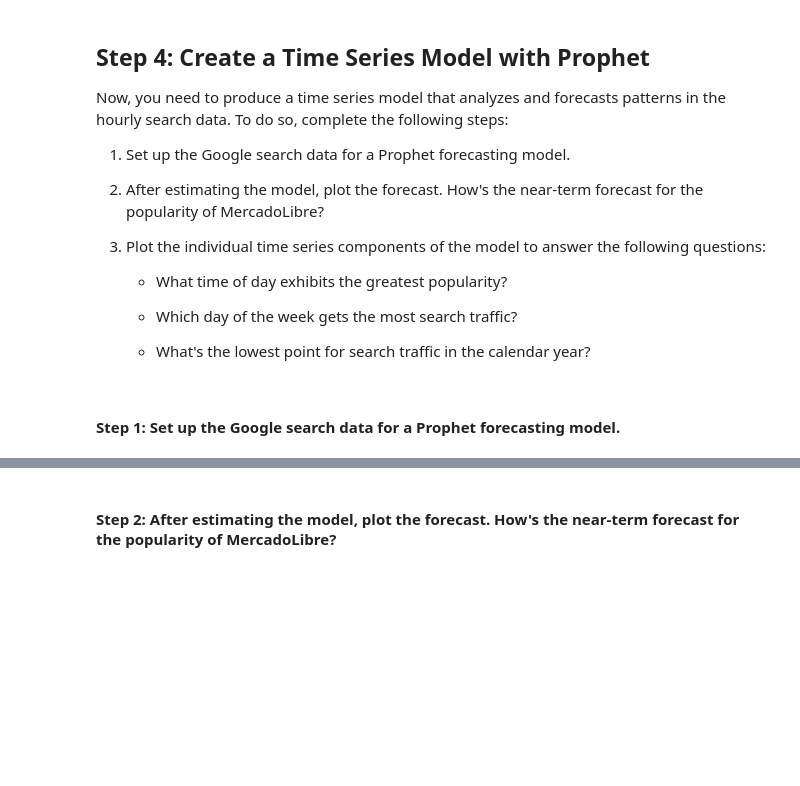
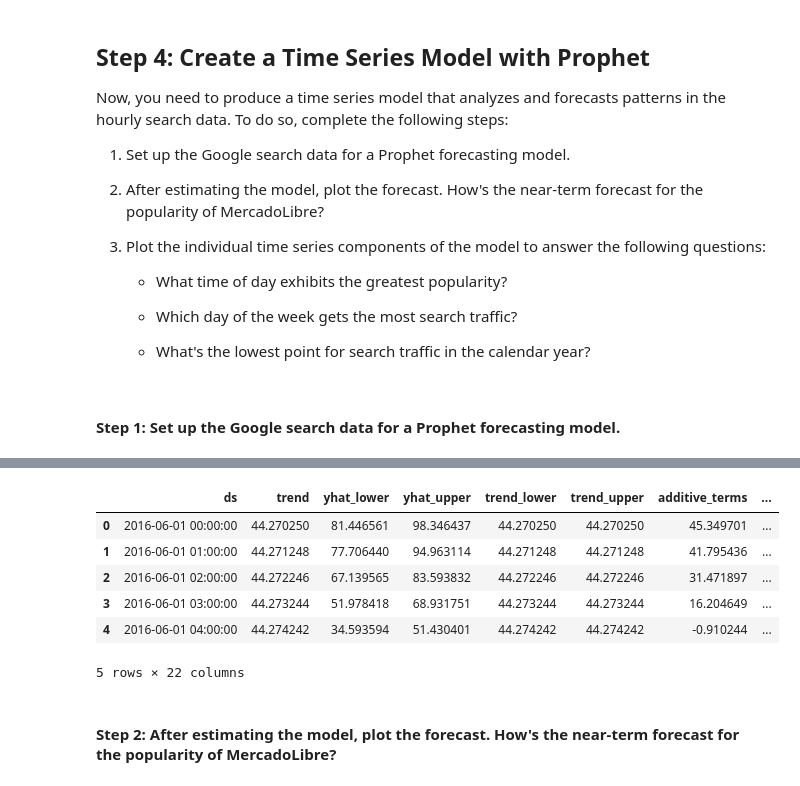
Before and after one commit to boz-tcm/time-series-challenge, a Jupyter notebook: forecasting_net_prophet.ipynb, the cells around one changed output, grey strips where cells are left out. Cells and saved outputs as stored; diff of their text form; code cells hidden in the pictures; blank space fills up the shorter version.

```diff
--- a/forecasting_net_prophet.ipynb
+++ b/forecasting_net_prophet.ipynb
@@ -727,9 +721,17 @@ future_mercado_trends = # YOUR CODE HERE
 # %%
-# Make the predictions for the trend data using the future_mercado_trends DataFrame
-forecast_mercado_trends = # YOUR CODE HERE
+# Make the predictions for the trend data using the mercado trends Prophet model with the future_mercado_trends DataFrame
+forecast_mercado_trends_df = model_mercado_trends.predict(future_mercado_trends_df)
 
 # Display the first five rows of the forecast_mercado_trends DataFrame
-# YOUR CODE HERE
+display(forecast_mercado_trends_df.head(5))
+# %% [output]
+|  | ds | trend | yhat_lower | yhat_upper | trend_lower | trend_upper | additive_terms | ... |
+| 0 | 2016-06-01 00:00:00 | 44.270250 | 81.446561 | 98.346437 | 44.270250 | 44.270250 | 45.349701 | ... |
+| 1 | 2016-06-01 01:00:00 | 44.271248 | 77.706440 | 94.963114 | 44.271248 | 44.271248 | 41.795436 | ... |
+| 2 | 2016-06-01 02:00:00 | 44.272246 | 67.139565 | 83.593832 | 44.272246 | 44.272246 | 31.471897 | ... |
+| 3 | 2016-06-01 03:00:00 | 44.273244 | 51.978418 | 68.931751 | 44.273244 | 44.273244 | 16.204649 | ... |
+| 4 | 2016-06-01 04:00:00 | 44.274242 | 34.593594 | 51.430401 | 44.274242 | 44.274242 | -0.910244 | ... |
+5 rows × 22 columns
 # %% [markdown]
 #### Step 2: After estimating the model, plot the forecast. How's the near-term forecast for the popularity of MercadoLibre?
 # %%
```
Also changed, not shown: parts of 24 cells of this notebook.
